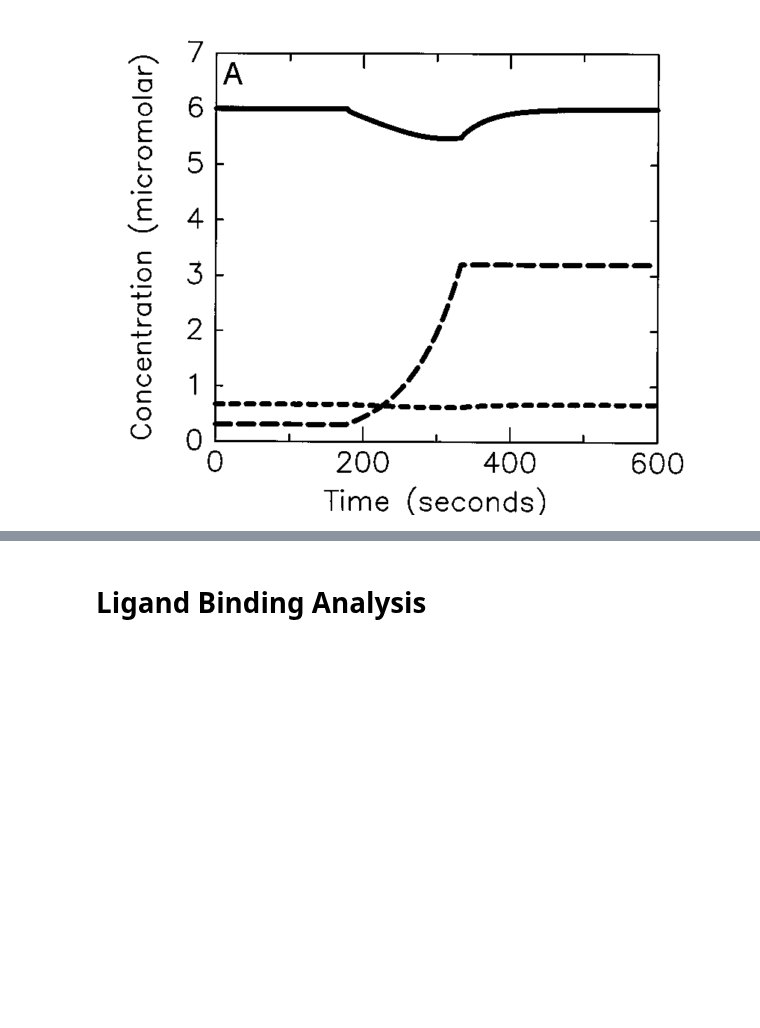
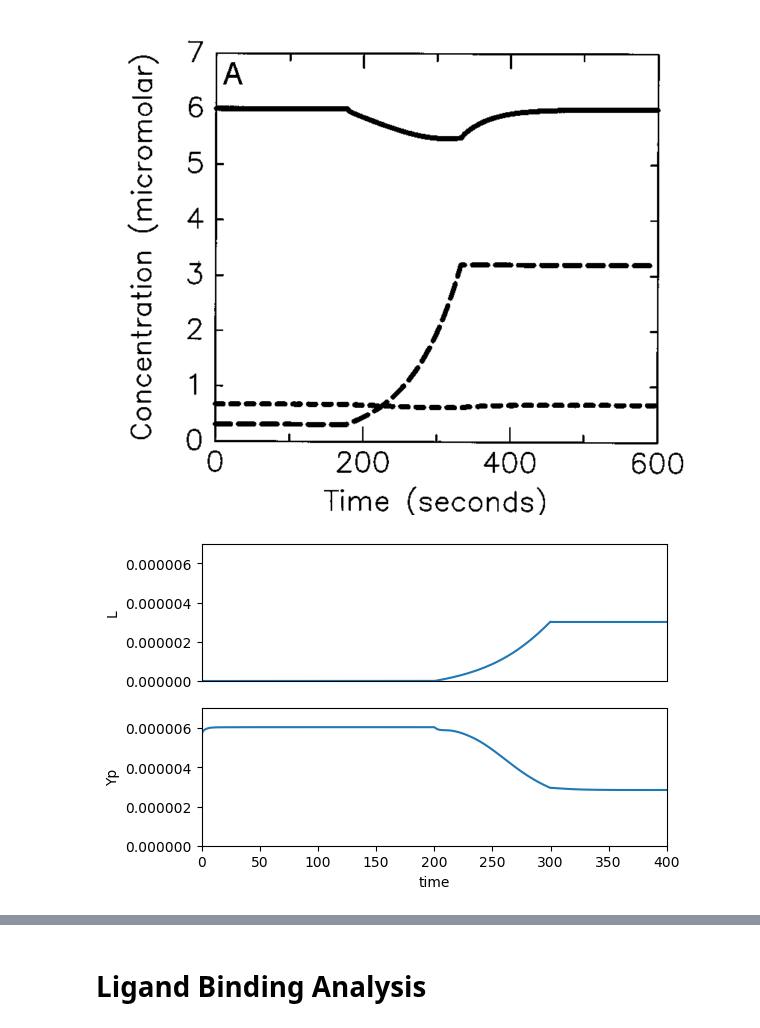
Before and after one commit to ScienceStacks/BioCellControl, a Jupyter notebook: Analysis/chemotaxis.ipynb, the cells around one changed output, grey strips where cells are left out. Drawn from its saved outputs; the diff is of its cells as text; code cells hidden in the pictures; blank space fills up the shorter version.

```diff
--- a/Analysis/chemotaxis.ipynb
+++ b/Analysis/chemotaxis.ipynb
@@ -215,3 +215,10 @@ display(Image(filename='img/spiro_ramp.png'))
 # The solid line is Yp; the long dashed line is L
 # %% [output]
 [figure]
+# %%
+# Ramp analysis for the same conditions as Spiro
+elements = ["at (time > 200): k0 = 0.09e-6", "at (time > 300): k0 = 0, L=3e-6"]
+sim(elements=elements)
+plotter.lines(["L", "Yp"], yrange=[0,7e-6])
+# %% [output]
+[figure, added]
```
Also changed, not shown: parts of 3 cells of this notebook.
